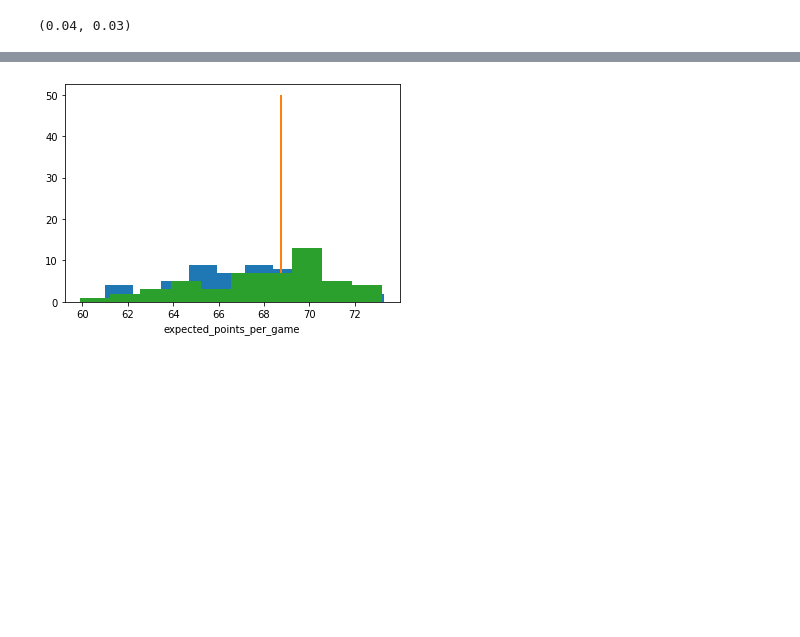
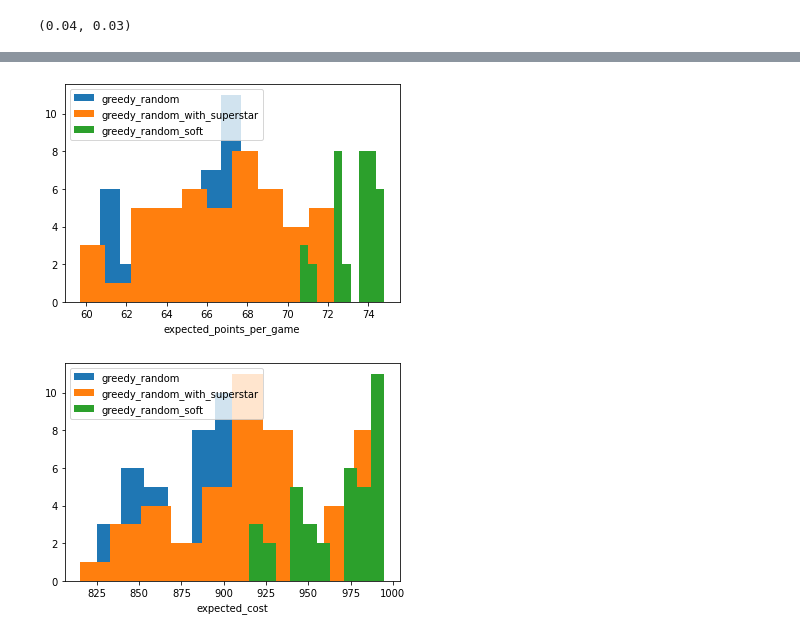
Before and after one commit to ajayrfhp/Control, a Jupyter notebook: Control_FPL/notebooks/hello_fpl.ipynb, the cells around one changed output, grey strips where cells are left out. Cells and saved outputs as stored; diff of their text form; code cells hidden in the pictures; blank space fills up the shorter version.

```diff
--- a/Control_FPL/notebooks/hello_fpl.ipynb
+++ b/Control_FPL/notebooks/hello_fpl.ipynb
@@ -75,13 +75,11 @@ visualize_distribution(value_data, 'value', bins = np.linspace(0, 0.15, 50), nor
 [figure]
 (0.04, 0.03)
 # %%
-def greedy_random_soft(data, num_forwards, num_midfielders, num_defenders, num_goalkeepers, budget, squad_length, search_width = 100, minute_threshold = 1000):
+def greedy_random_soft(data, num_forwards, num_midfielders, num_defenders, num_goalkeepers, budget, squad_length, minute_threshold = 1000, a = -1, loc = 0.3, scale = 0.1):
     data = data[data['minutes'] >minute_threshold]
     data['normalized_points_per_game'] = (data['points_per_game'] - data['points_per_game'].mean() )/ data['points_per_game'].std()
     data['normalized_value'] =  (data['value'] - data['value'].mean() )/ data['value'].std()
-
-    soft_scores = np.random.normal(loc=0.1, scale=0.001, size=(15, ))
-    print(soft_scores)
+    soft_scores = skewnorm.rvs(a = a, loc=loc, scale = scale, size=(15, ))
     soft_scores = sorted(soft_scores, reverse=True)
     players_selected = pd.DataFrame(columns=['Name', 'position', 'points_per_game', 'minutes', 'now_cost', 'value'])
     choices = ["Forward"] * num_forwards + ["Midfielder"] * num_midfielders + ["Defender"] * num_defenders + ["Goalkeeper"] * num_goalkeepers
@@ -102,7 +100,7 @@ def greedy_random_soft(data, num_forwards, num_midfielders, num_defenders, num_g
     players_selected.sort_values(by=['position'], inplace = True)
     return players_selected
 
-def greedy_random_with_superstar(data, num_forwards, num_midfielders, num_defenders, num_goalkeepers, budget, squad_length, num_superstars = 1, superstar_search_width = 25, superstar_minute_threshold = 2000):
+def greedy_random_with_superstar(data, num_forwards, num_midfielders, num_defenders, num_goalkeepers, budget, squad_length, num_superstars = 2, superstar_search_width = 25, superstar_minute_threshold = 2000):
     superstar_data = data[data['minutes'] > superstar_minute_threshold]
     superstar_data.sort_values(by='points_per_game', ascending = False, inplace=True)
     superstar_data = superstar_data.head(superstar_search_width)
@@ -116,6 +114,8 @@ def greedy_random_with_superstar(data, num_forwards, num_midfielders, num_defend
         squad_length -= 1
 
     value_players = greedy_random(data, num_forwards, num_midfielders, num_defenders, num_goalkeepers, budget, squad_length)
+    if value_players.shape[0] == 0:
+        return pd.DataFrame()
     players_selected = pd.concat((superstars, value_players))
     players_selected.sort_values(by=['position'], inplace = True)
     return players_selected
@@ -154,7 +154,7 @@ best_expected_points = -np.inf
 
 results = defaultdict(lambda : defaultdict(list))
 for _ in range(50):
-    for policy in ['greedy_random_soft']:
+    for policy in ['greedy_random',  'greedy_random_with_superstar', 'greedy_random_soft']:
         squad = get_valuable_players(value_data, policy = policy)
         if not squad.shape[0]:
             points, cost = 0, np.inf
@@ -206,9 +205,12 @@ best_squad
 # %%
 def visualize_results(results, metric):
-    for policy in ['greedy_random', 'greedy_random_soft', 'greedy_random_with_superstar']:
-        plt.hist(results[policy][metric])
+    for policy in ['greedy_random',  'greedy_random_with_superstar', 'greedy_random_soft']:
+        plt.hist(results[policy][metric], label = policy)
         plt.xlabel(metric)
+    plt.legend(loc='upper left')
     plt.show()
 visualize_results(results, "expected_points_per_game")
+visualize_results(results, "expected_cost")
 # %% [output]
-[figure, old version]
+[figure, new version]
+[figure, added]
```
Also changed, not shown: parts of 1 cell of this notebook.
